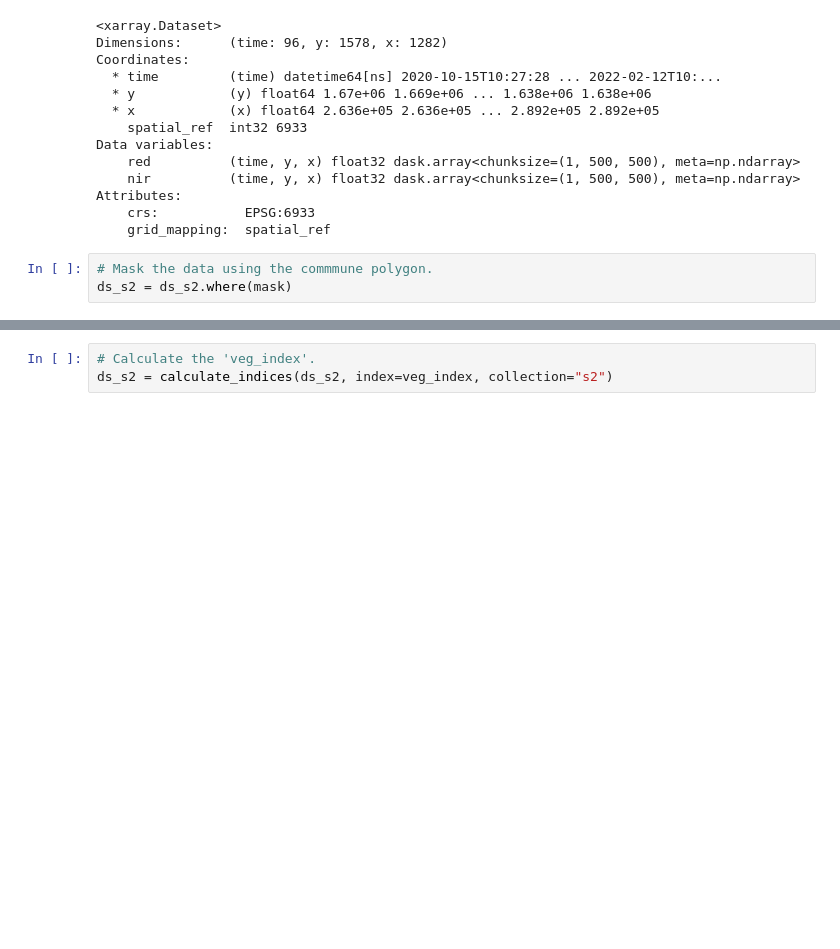
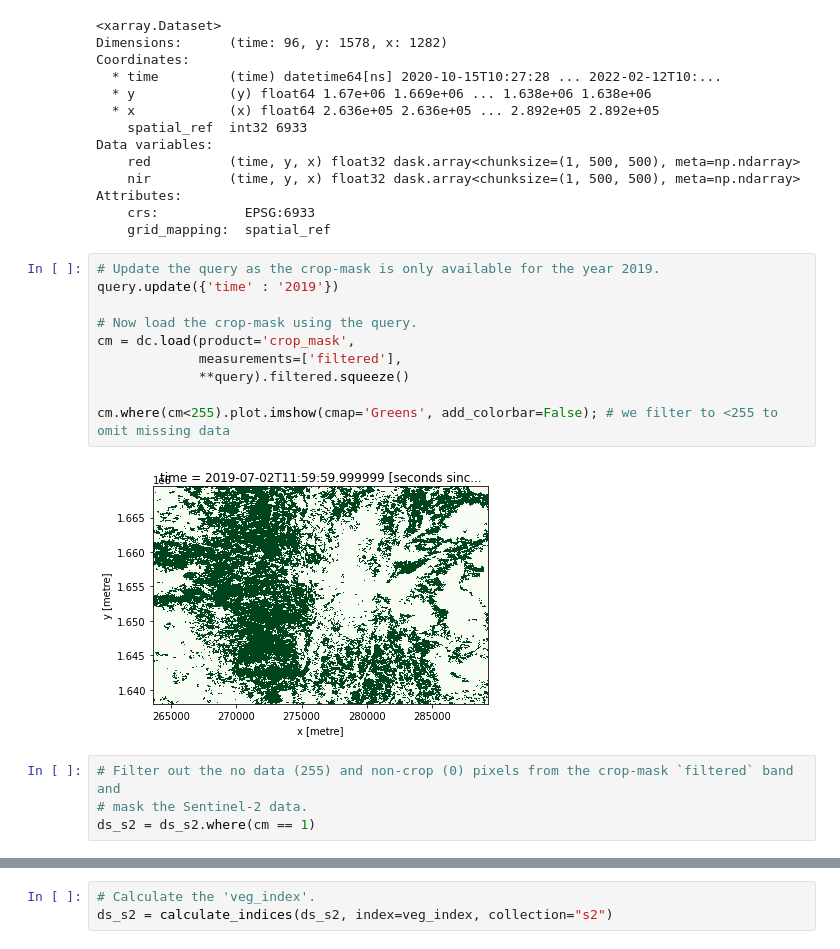
Before and after one commit to tylere/deafrica-sandbox-notebooks, a Jupyter notebook: Use_cases/NDVI_profiles/02_group_classes_using_NDVI.ipynb, the cells around one changed output, grey strips where cells are left out. Saved outputs shown, nothing was run; the diff lists cells and outputs as text; blank space fills up the shorter version.

```diff
--- a/Use_cases/NDVI_profiles/02_group_classes_using_NDVI.ipynb
+++ b/Use_cases/NDVI_profiles/02_group_classes_using_NDVI.ipynb
@@ -245,6 +229,19 @@ Data variables:
 Attributes:
     crs:           EPSG:6933
     grid_mapping:  spatial_ref
-# %%
-# Mask the data using the commmune polygon.
-ds_s2 = ds_s2.where(mask)
+# %%
+# Update the query as the crop-mask is only available for the year 2019.
+query.update({'time' : '2019'})
+
+# Now load the crop-mask using the query.
+cm = dc.load(product='crop_mask',
+             measurements=['filtered'],
+             **query).filtered.squeeze()
+
+cm.where(cm<255).plot.imshow(cmap='Greens', add_colorbar=False); # we filter to <255 to omit missing data
+# %% [output]
+[figure, added]
+# %%
+# Filter out the no data (255) and non-crop (0) pixels from the crop-mask `filtered` band and
+# mask the Sentinel-2 data.
+ds_s2 = ds_s2.where(cm == 1)
```
Also changed, not shown: parts of 15 cells of this notebook, 7 other files.
